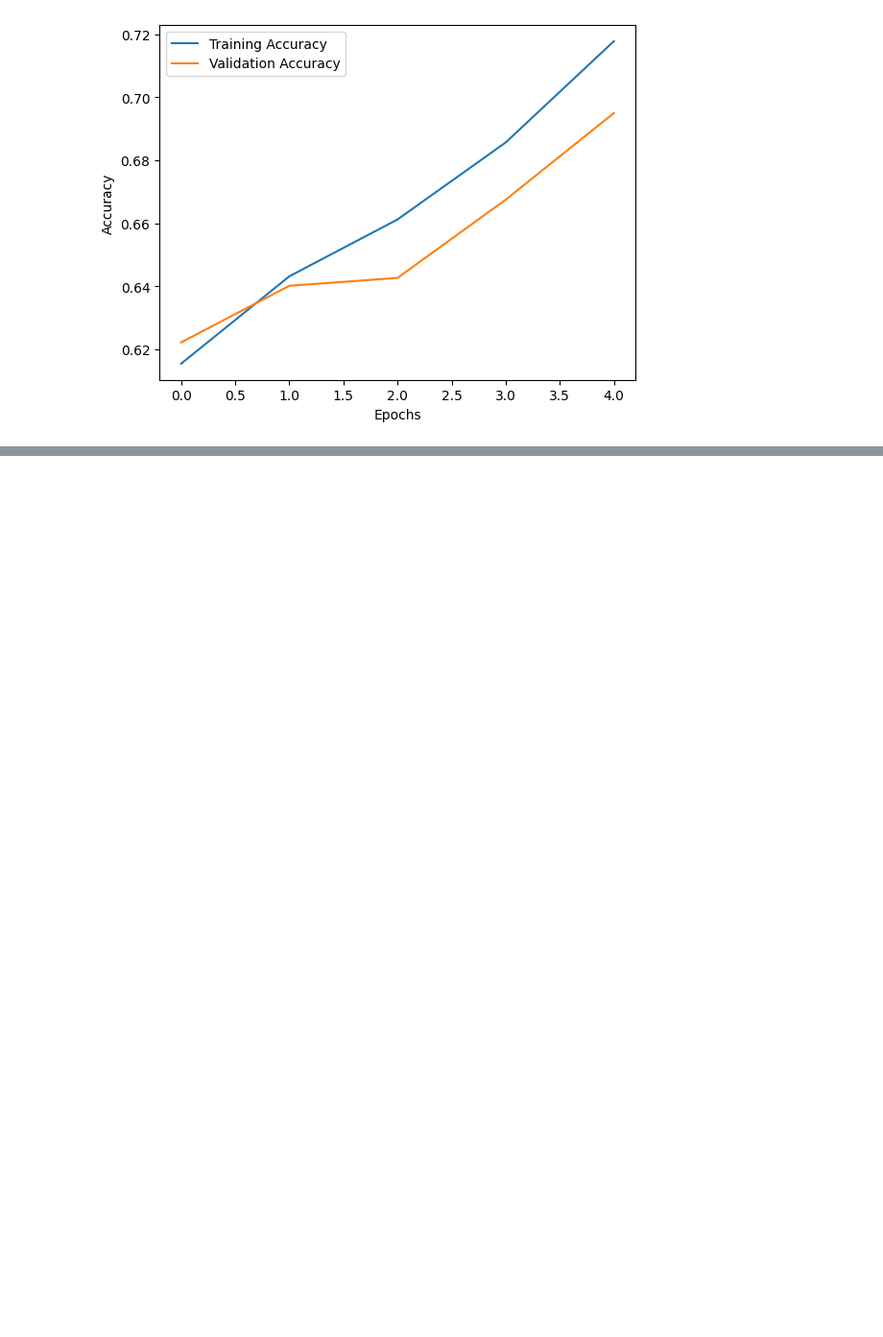
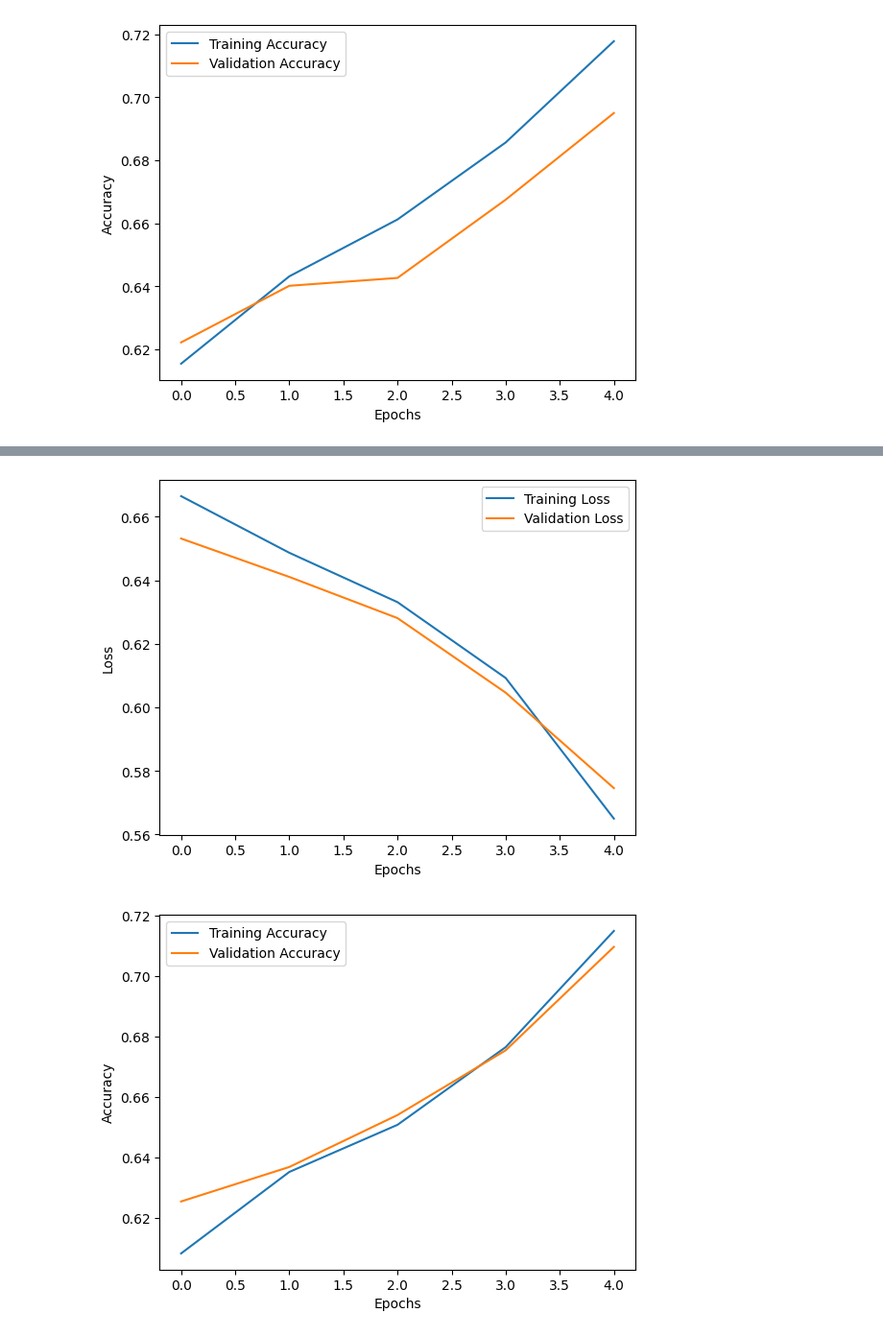
Before and after one commit to Charlie5545/icu-watch, a Jupyter notebook: notebooks/final_allfeatures.ipynb, the cells around one changed output, grey strips where cells are left out. Shown at 96% size. Drawn from its saved outputs; the diff is of its cells as text; code cells hidden in the pictures; blank space fills up the shorter version.

```diff
--- a/notebooks/final_allfeatures.ipynb
+++ b/notebooks/final_allfeatures.ipynb
@@ -311,0 +422,19 @@ model_f.save("models/sepsis_model_allfeatures5epoc.keras")
+# %%
+import matplotlib.pyplot as plt
+
+plt.plot(history_fed.history['loss'], label='Training Loss')
+plt.plot(history_fed.history['val_loss'], label='Validation Loss')
+plt.xlabel('Epochs')
+plt.ylabel('Loss')
+plt.legend()
+plt.show()
+
+plt.plot(history_fed.history['accuracy'], label='Training Accuracy')
+plt.plot(history_fed.history['val_accuracy'], label='Validation Accuracy')
+plt.xlabel('Epochs')
+plt.ylabel('Accuracy')
+plt.legend()
+plt.show()
+# %% [output]
+[figure, added]
+[figure, added]
```
Also changed, not shown: parts of 10 cells of this notebook, 8 other files.
